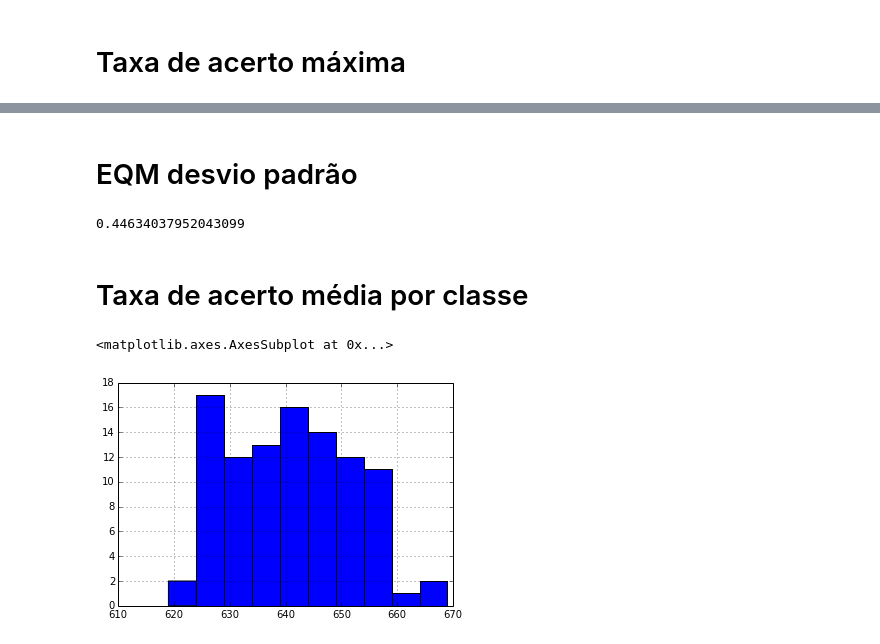
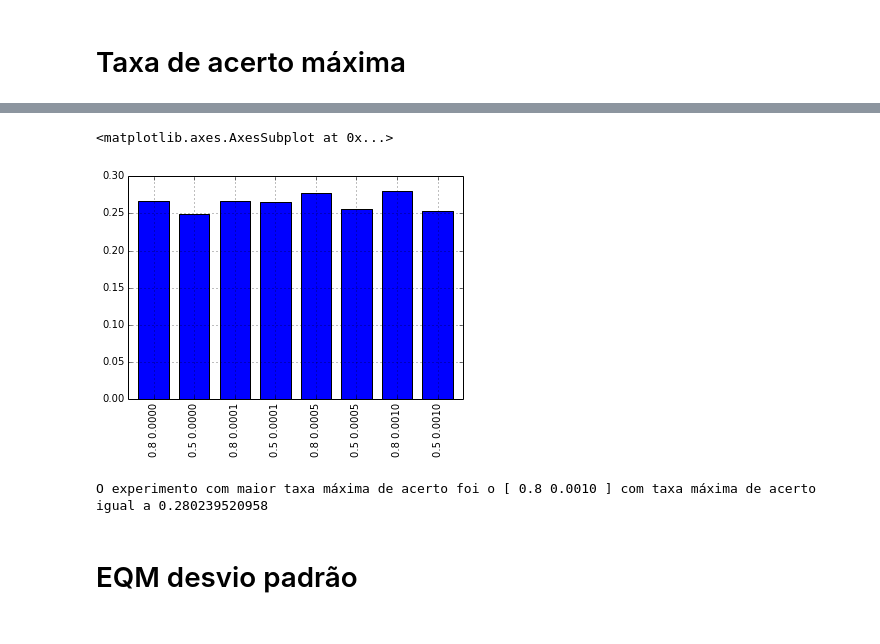
Before and after one commit to abevieiramota/mestrado-ICA, a Jupyter notebook: Trabalho 1.ipynb, the cells around one changed output, grey strips where cells are left out. Drawn from its saved outputs; the diff is of its cells as text; code cells hidden in the pictures.

```diff
--- a/Trabalho 1.ipynb
+++ b/Trabalho 1.ipynb
@@ -217,13 +241,11 @@ resultado['taxa de acerto'].max()
+# %%
+stats['max'].plot(kind='bar')
+# %% [output]
+<matplotlib.axes.AxesSubplot at 0x...>
+[figure, added]
+# %%
+print 'O experimento com maior taxa máxima de acerto foi o [', index[stats['max'].argmax()], '] com taxa máxima de acerto igual a', stats['max'].max()
+# %% [output]
+O experimento com maior taxa máxima de acerto foi o [ 0.8 0.0010 ] com taxa máxima de acerto igual a 0.280239520958
 # %% [markdown]
 # EQM desvio padrão
-# %%
-resultado['eqm'].var()
-# %% [output]
-0.44634037952043099
-# %% [markdown]
-# Taxa de acerto média por classe
-# %%
-resultado['taxa de acerto'].hist()
-# %% [output]
-<matplotlib.axes.AxesSubplot at 0x...>
-[figure, removed]
```
Also changed, not shown: parts of 16 cells of this notebook, 2 other files.
